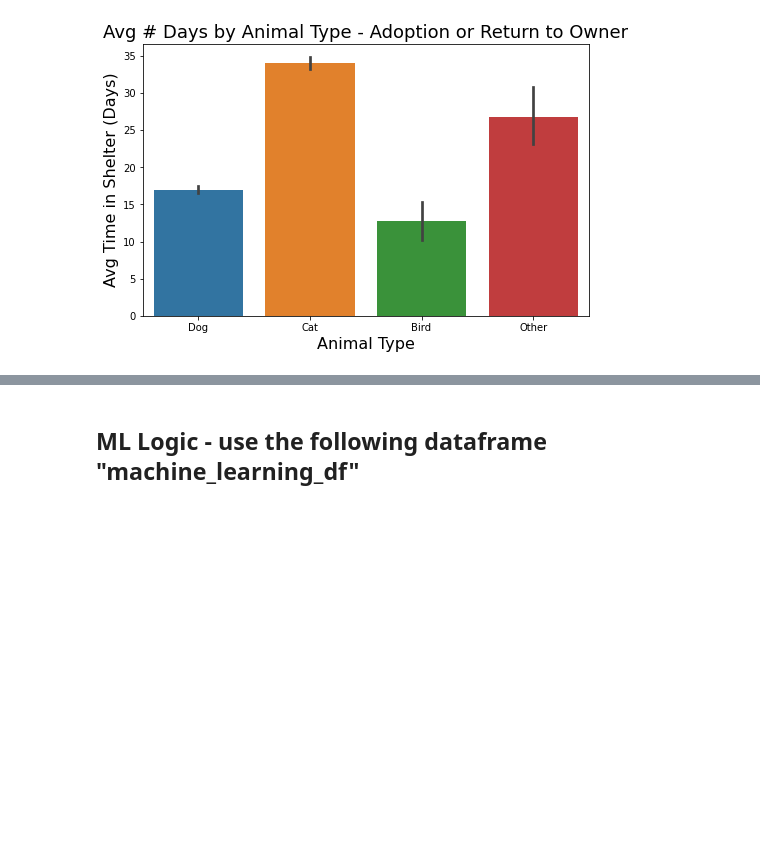
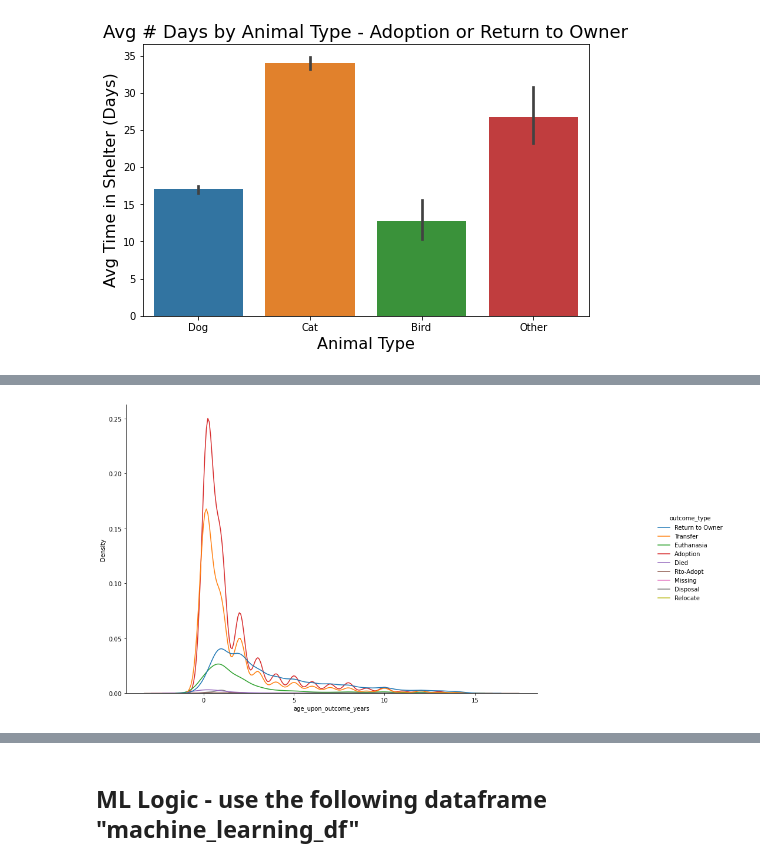
Before and after one commit to hookjamesa/austin_animal_shelter_analysis, a Jupyter notebook: Segment2_Merge1.ipynb, the cells around one changed output, grey strips where cells are left out. Cells and saved outputs as stored; diff of their text form; code cells hidden in the pictures; blank space fills up the shorter version.

```diff
--- a/Segment2_Merge1.ipynb
+++ b/Segment2_Merge1.ipynb
@@ -513,0 +634,4 @@ plt.yticks(fontsize=12);
+# %%
+# filtering age
+age_df = df[(df["age_upon_intake_years"] < 15)]
+age_df
@@ -513,0 +652,7 @@ plt.yticks(fontsize=12);
+# %%
+# Recreating visual
+ax = sns.displot(age_df, x="age_upon_outcome_years", hue="outcome_type", kind="kde")
+ax.fig.set_figwidth(16)
+ax.fig.set_figheight(8)
+# %% [output]
+[figure, added]
```
Also changed, not shown: parts of 29 cells of this notebook.
